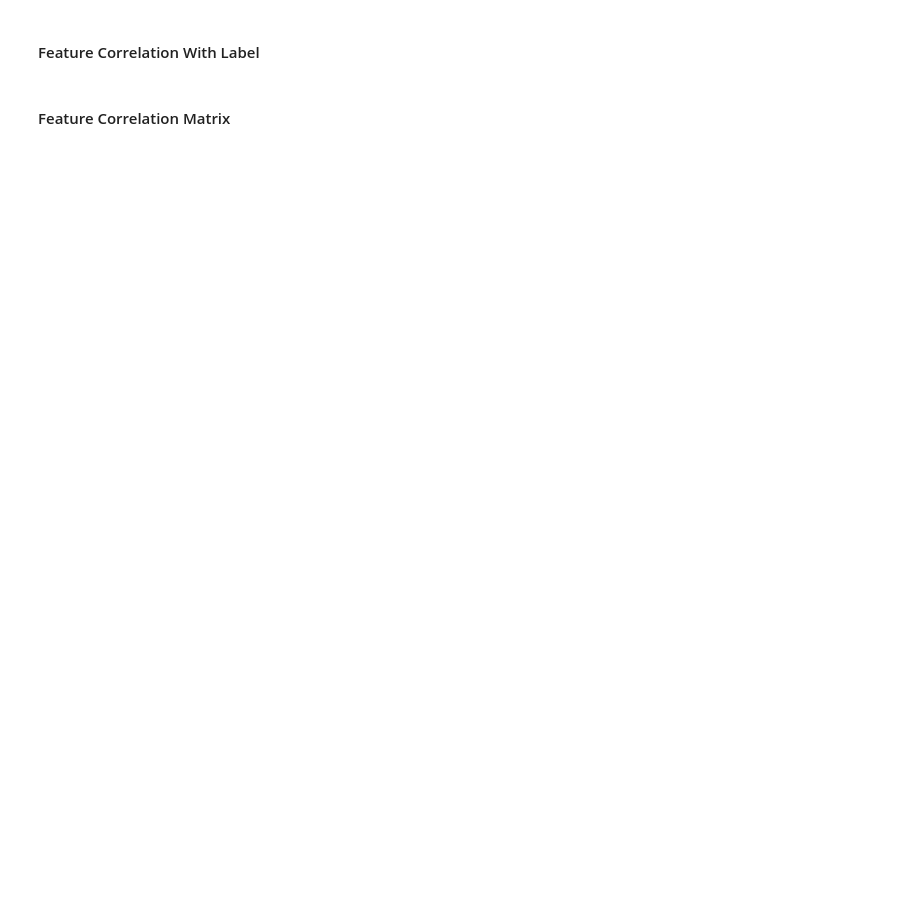
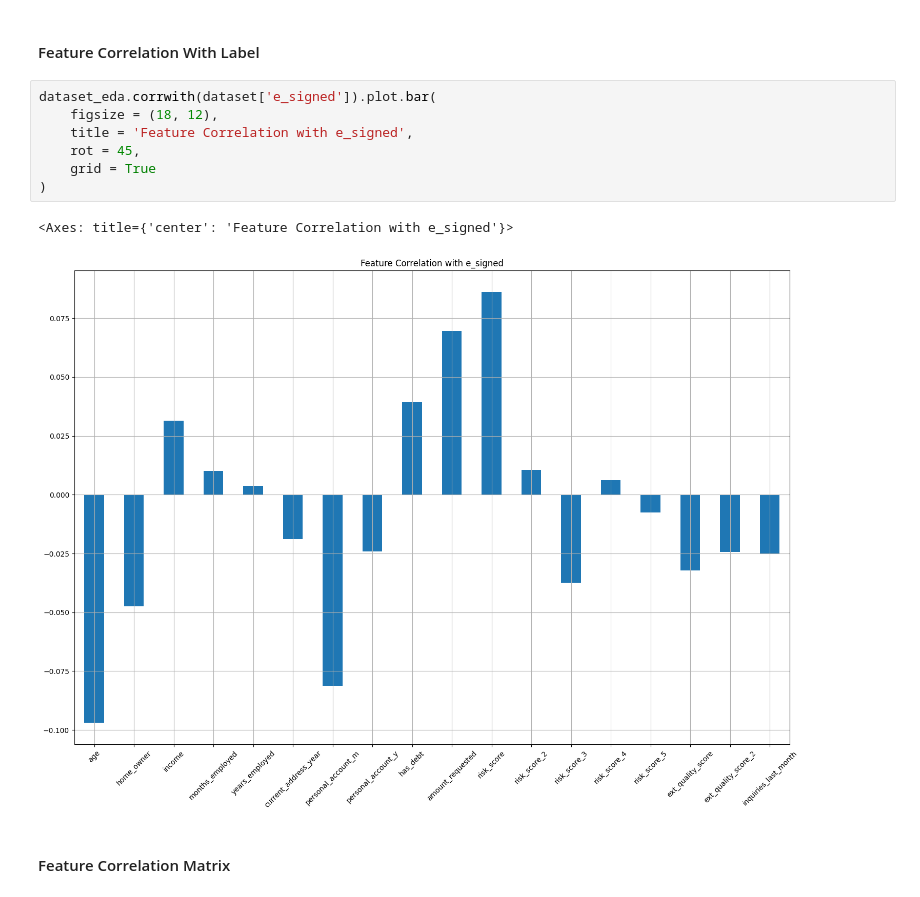
Before and after one commit to xuwenyihust/Machine-Learning, a Jupyter notebook: financial-history-analysis/financial-history-analysis.ipynb, the cells around one changed output. Saved outputs shown, nothing was run; the diff lists cells and outputs as text; blank space fills up the shorter version.

```diff
--- a/financial-history-analysis/financial-history-analysis.ipynb
+++ b/financial-history-analysis/financial-history-analysis.ipynb
@@ -92,4 +140,14 @@ dtype: bool
 # %% [markdown]
 #### Feature Correlation With Label
+# %%
+dataset_eda.corrwith(dataset['e_signed']).plot.bar(
+    figsize = (18, 12),
+    title = 'Feature Correlation with e_signed',
+    rot = 45,
+    grid = True
+)
+# %% [output]
+<Axes: title={'center': 'Feature Correlation with e_signed'}>
+[figure, added]
 # %% [markdown]
 #### Feature Correlation Matrix
```
Also changed, not shown: parts of 6 cells of this notebook, 1 other file.
